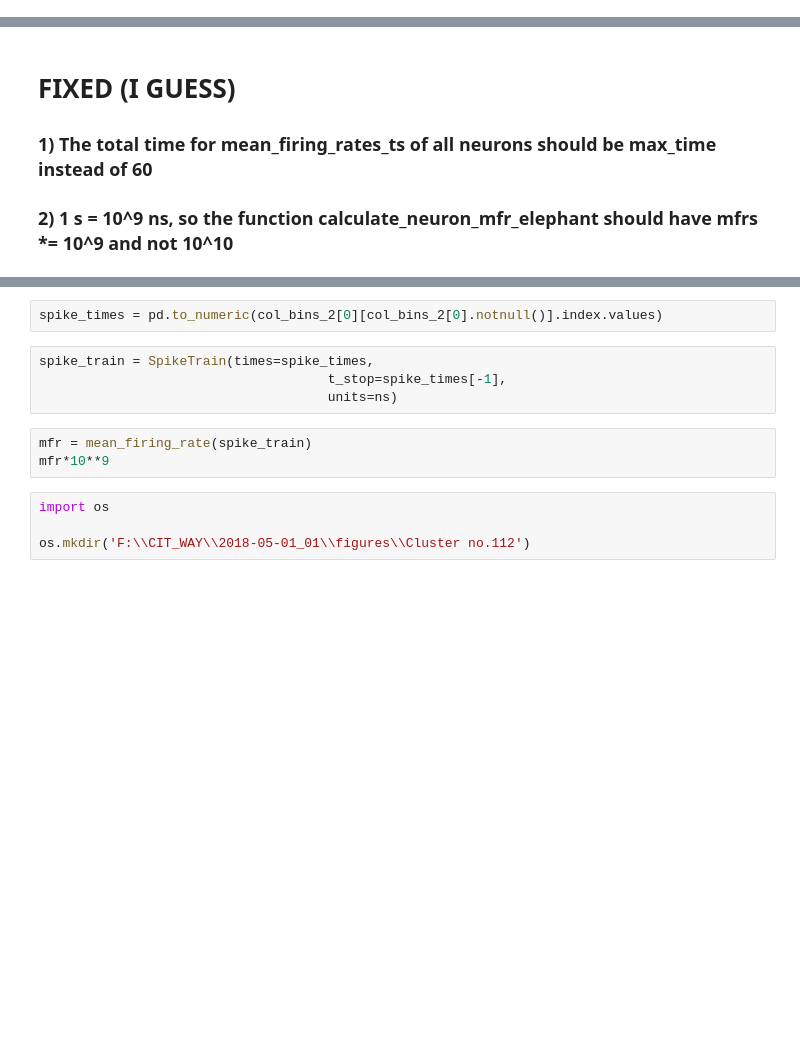
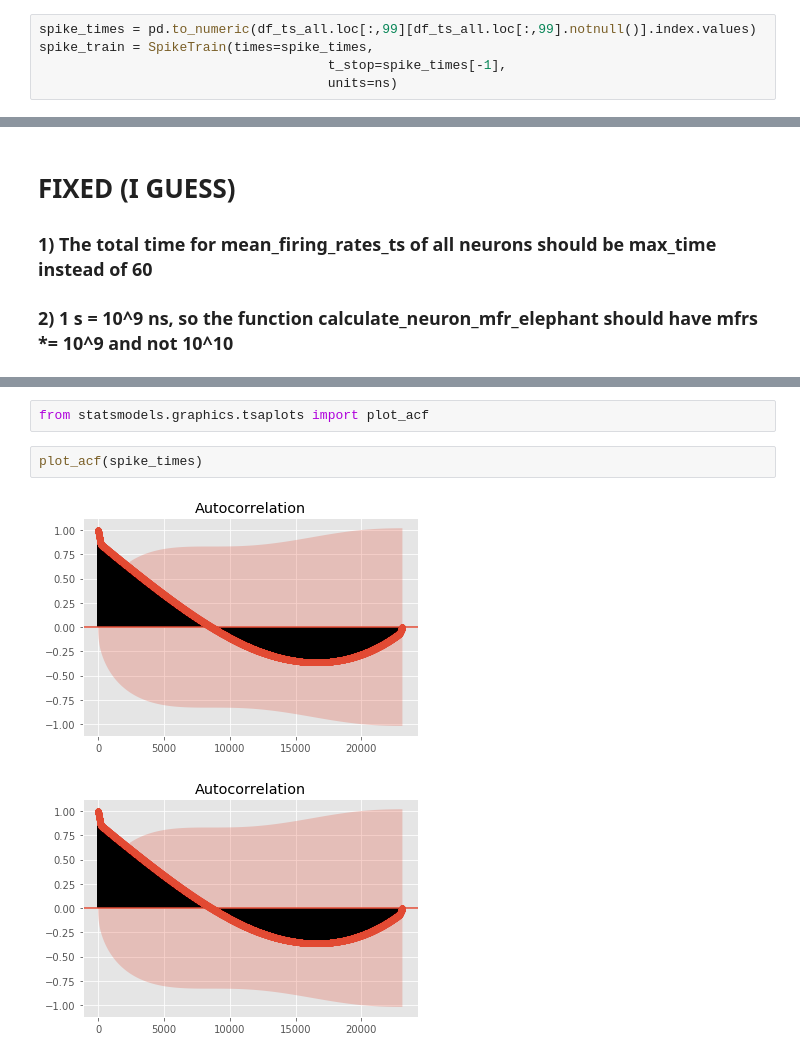
Before and after one commit to Ruairi-osul/ephys, a Jupyter notebook: mua_analysis/notebooks/Tran Tran's statistics quality check.ipynb, the cells around one changed output, grey strips where cells are left out. Drawn from its saved outputs; the diff is of its cells as text; blank space fills up the shorter version.

```diff
--- a/mua_analysis/notebooks/Tran Tran's statistics quality check.ipynb
+++ b/mua_analysis/notebooks/Tran Tran's statistics quality check.ipynb
@@ -264,0 +284,5 @@ mean_firing_rates_ts = df_ts_all.apply(func=calculate_neuron_mfr_elephant,
+# %%
+spike_times = pd.to_numeric(df_ts_all.loc[:,99][df_ts_all.loc[:,99].notnull()].index.values)
+spike_train = SpikeTrain(times=spike_times,
+                                     t_stop=spike_times[-1],
+                                     units=ns)
@@ -432,13 +331,7 @@ dfs[0].columns
-# %%
-spike_times = pd.to_numeric(col_bins_2[0][col_bins_2[0].notnull()].index.values)
-# %%
-spike_train = SpikeTrain(times=spike_times,
-                                     t_stop=spike_times[-1],
-                                     units=ns)
-# %%
-mfr = mean_firing_rate(spike_train)
-mfr*10**9
-# %%
-import os
-
-os.mkdir('F:\\CIT_WAY\\2018-05-01_01\\figures\\Cluster no.112')
+# %%
+from statsmodels.graphics.tsaplots import plot_acf
+# %%
+plot_acf(spike_times)
+# %% [output]
+[figure, added]
+[figure, added]
```
Also changed, not shown: parts of 29 cells of this notebook, 6 other files.
